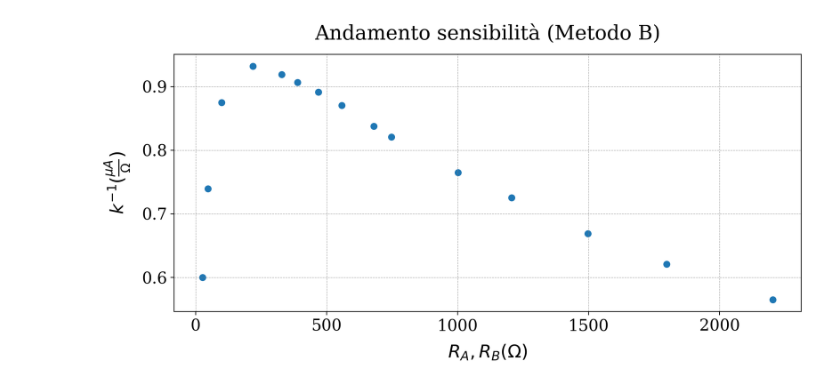
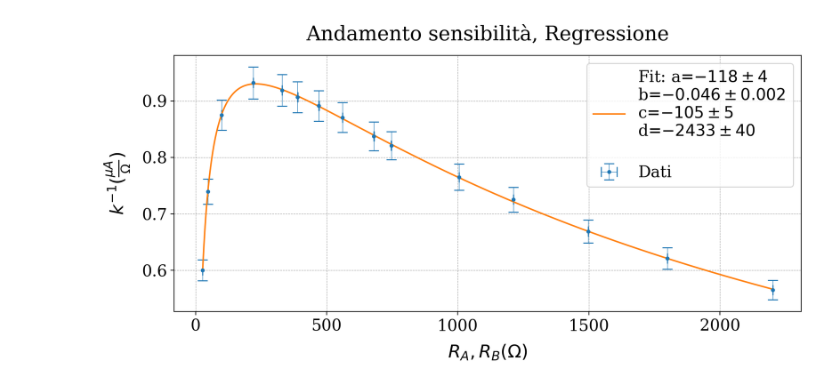
Before and after one commit to nichettg/Codici, a Jupyter notebook: 3. Ponte Wheatstone/analisi.ipynb, the cells around one changed output. Cells and saved outputs as stored; diff of their text form; code cells hidden in the pictures.

```diff
--- a/3. Ponte Wheatstone/analisi.ipynb
+++ b/3. Ponte Wheatstone/analisi.ipynb
@@ -99,9 +156,94 @@ data = {
+# %%
+A = False
+# Se A==True usiamo R_A, altrimenti R_B.
+# Questo ci permette di fare la regressione su entrambi i set di dati senza dover riscrivere tutto il codice.
 # %%
-k = 1/data["k"]
-dati = data["R_A"]
+titolo = "Andamento sensibilità"
+xlabel = r"$R_A,R_B (Ω)$"
+ylabel = r"$k^{-1} (\frac{μA}{Ω})$"
+file_output1 = "residui.txt"
+file_output2 = "chi.txt"
+grafico_output1 = "Slide 1.pdf"
+grafico_output2 = "Slide 1, Residui.pdf"
+grafico_output3 = "Slide 1, Chi.pdf"
+
+#####################################
+## Regressione
+#####################################
+if A==True:
+    quali_dati = "R_A"
+else:
+    quali_dati = "R_B"
+
+xdata = np.array([data[quali_dati], data["s" + quali_dati]])
+ydata = np.array([1/data["k"], data["sk"]/(data["k"]**2)])
+def modello(par, x):
+    return (par[0] * x) / (par[1] * x**2 + par[2] * x + par[3])
+anal = f.fit(xdata,ydata,modello,[-0.1,-10.,-1.,-0.1])
+
+#####################################
+### Grafico Regressione
+#####################################
+
 fig,ax = plt.subplots(1, 1,  figsize=(10, 5))
-gf.parametri_grafico(ax,"Andamento sensibilità (Metodo B)",xlabel=r"$R_A,R_B (Ω)$",ylabel=r"$k^{-1} (\frac{μA}{Ω})$")
-ax.scatter(dati, k)
-gf.salva_grafico(fig,f"Slide 1.pdf")
+gf.parametri_grafico(ax,titolo + ", Regressione",xlabel=xlabel,ylabel=ylabel)
+
+# Grafico dei dati con errori
+ax.errorbar(xdata[0],ydata[0],xerr=xdata[1],yerr=ydata[1],
+            label="Dati", **gf.errorbar_params, color = gf.colori[0])
+# Grafico del fit
+param_labels = ['a','b','c','d']  # cambia i nomi se vuoi
+fit_label = "Fit: " + "".join(
+    f"{param_labels[i]}={gf.formatta_errore(anal[i,0],anal[i,1])}\n" for i in range(len(param_labels))
+)
+x_fit = np.linspace(min(xdata[0]), max(xdata[0]), 500)
+ax.plot(x_fit,modello(anal[:,0],x_fit),
+        label=fit_label, **gf.plot_params, color = gf.colori[1])
+
+ax.legend()
+
+gf.salva_grafico(fig,grafico_output1)
+
+#####################################
+### Residui
+#####################################
+
+f.inizializza_output(file_output1)
+res = f.residui(xdata,ydata,anal[:,0],modello,file_output1,titolo)
+
+#####################################
+### Grafico Residui
+#####################################
+
+fig,ax = plt.subplots(1, 1,  figsize=(10, 5))
+gf.parametri_grafico(ax,titolo + ", Residui",xlabel=xlabel,ylabel="Residui")
+
+ax.errorbar(res[0],res[1],yerr=res[2],
+            **gf.errorbar_params, color=gf.colori[0])
+ax.axhline(0,
+           **gf.line_params, color=gf.colori[1])
+
+gf.salva_grafico(fig,grafico_output2)
+
+#####################################
+### Chi
+#####################################
+
+f.inizializza_output(file_output2)
+chi = f.chi_quadro(xdata,ydata,anal[:,0],modello,file_output2,titolo)
+
+#####################################
+### Grafico Chi
+#####################################
+
+fig,ax = plt.subplots(1, 1,  figsize=(10, 5))
+gf.parametri_grafico(ax,titolo + r", $\chi^2$",xlabel=xlabel,ylabel="$\chi^2$")
+
+ax.errorbar(chi[0],chi[1],yerr=chi[2],
+            **gf.errorbar_params, color=gf.colori[0])
+ax.axhline(0,
+           **gf.line_params, color=gf.colori[1])
+
+gf.salva_grafico(fig,grafico_output3)
 # %% [output]
-[figure, old version]
+[figure, new version]
```
Also changed, not shown: parts of 9 cells of this notebook, 15 other files.
